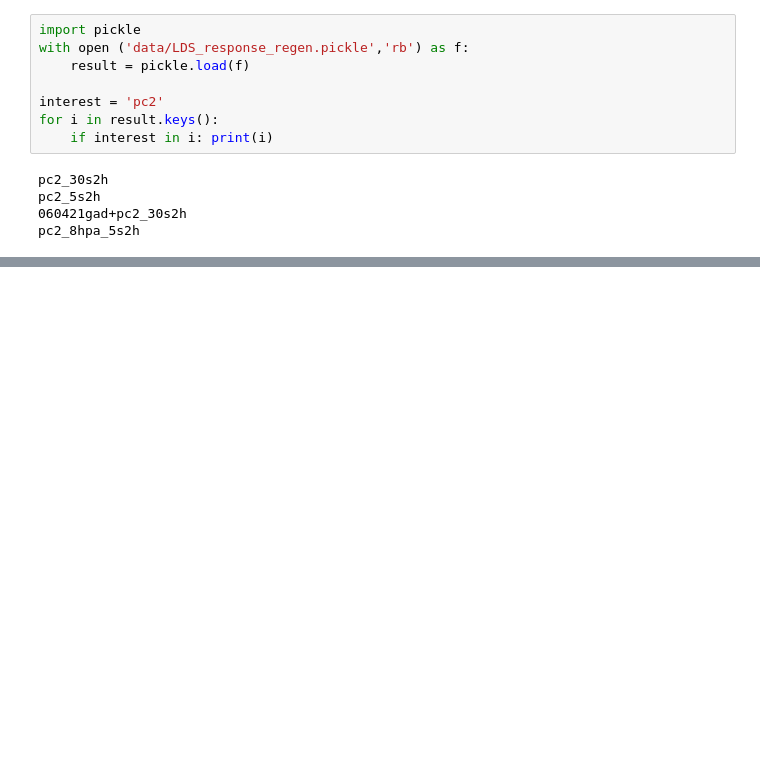
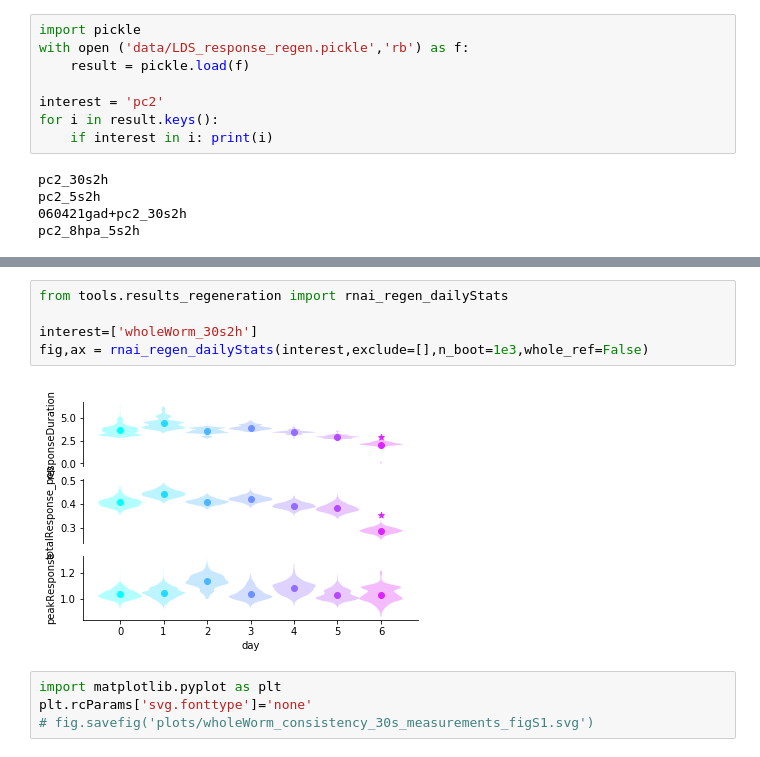
Before and after one commit to samuelbray32/behavior-lite, a Jupyter notebook: publication_regeneration.ipynb, the cells around one changed output, grey strips where cells are left out. Cells and saved outputs as stored; diff of their text form; blank space fills up the shorter version.

```diff
--- a/publication_regeneration.ipynb
+++ b/publication_regeneration.ipynb
@@ -99,0 +158,11 @@ pc2_8hpa_5s2h
+# %%
+from tools.results_regeneration import rnai_regen_dailyStats
+
+interest=['wholeWorm_30s2h']
+fig,ax = rnai_regen_dailyStats(interest,exclude=[],n_boot=1e3,whole_ref=False)
+# %% [output]
+[figure, added]
+# %%
+import matplotlib.pyplot as plt
+plt.rcParams['svg.fonttype']='none'
+# fig.savefig('plots/wholeWorm_consistency_30s_measurements_figS1.svg')
```
Also changed, not shown: parts of 10 cells of this notebook, 1 other file.
